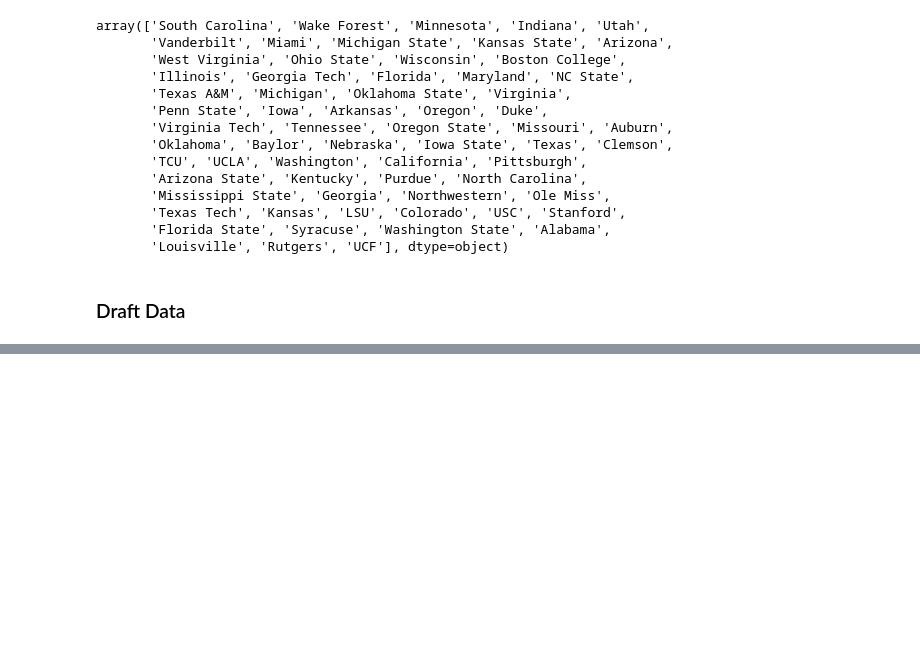
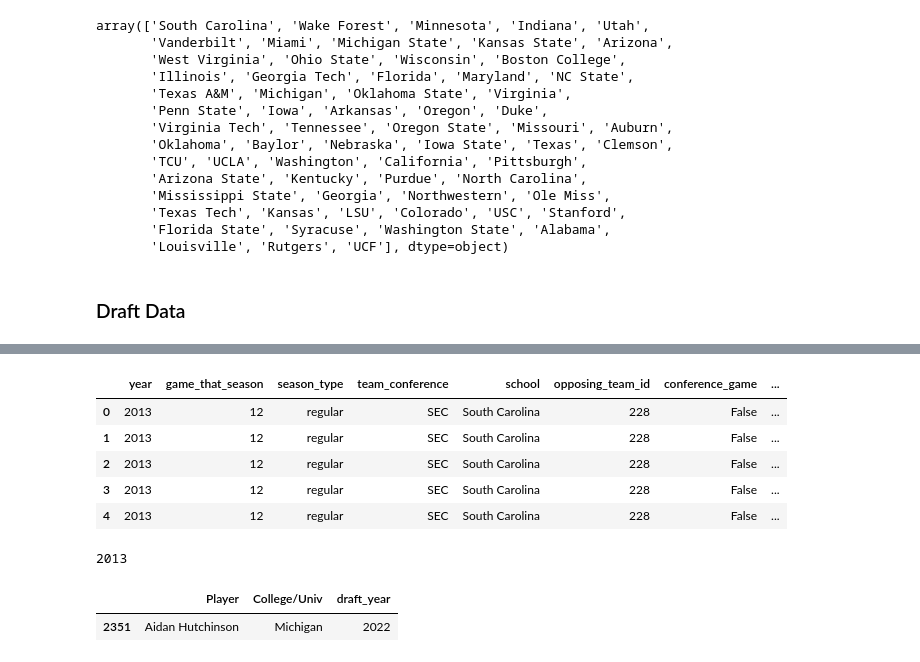
Before and after one commit to aserban13/SIADS593-MilestoneI, a Jupyter notebook: notebooks/2_data_cleaning.ipynb, the cells around one changed output, grey strips where cells are left out. Drawn from its saved outputs; the diff is of its cells as text; code cells hidden in the pictures; blank space fills up the shorter version.

```diff
--- a/notebooks/2_data_cleaning.ipynb
+++ b/notebooks/2_data_cleaning.ipynb
@@ -289,0 +322,6 @@ array(['South Carolina', 'Wake Forest', 'Minnesota', 'Indiana', 'Utah',
+# %%
+# filtered_df.head()
+players_team = pd.merge(filtered_df, roster_df, on=['year', 'school'], how='left')
+players_team[['first_name', 'last_name']].head(20)
+
+players_team[players_team['first_name'] == 'Aidan'][ 'last_name'].unique()
@@ -290,7 +337,24 @@ array(['South Carolina', 'Wake Forest', 'Minnesota', 'Indiana', 'Utah',
+# %%
+players_team.head()
+# %% [output]
+|  | year | game_that_season | season_type | team_conference | school | opposing_team_id | conference_game | ... |
+| 0 | 2013 | 12 | regular | SEC | South Carolina | 228 | False | ... |
+| 1 | 2013 | 12 | regular | SEC | South Carolina | 228 | False | ... |
+| 2 | 2013 | 12 | regular | SEC | South Carolina | 228 | False | ... |
+| 3 | 2013 | 12 | regular | SEC | South Carolina | 228 | False | ... |
+| 4 | 2013 | 12 | regular | SEC | South Carolina | 228 | False | ... |
+# %%
+df_draft['draft_year'].min()
+# %% [output]
+2013
 # %%
 # cols = ['season', 'game_that_season', 'season_type', 'main_team','opposing_team_id','conference_game','team_postgame_elo', 'team_pregame_elo', 'win_flag']
 
+df_draft[(df_draft['College/Univ'] == 'Michigan') & (df_draft['Player'] == 'Aidan Hutchinson') ][['Player', 'College/Univ', 'draft_year']]
 # filtered_df[cols].head()
 
 # draft_cols = ['draft_year', 'College/Univ', 'Player','Pick']
 # df_draft.head()
+# %% [output]
+|  | Player | College/Univ | draft_year |
+| 2351 | Aidan Hutchinson | Michigan | 2022 |
```
Also changed, not shown: parts of 4 cells of this notebook, 1 other file.
